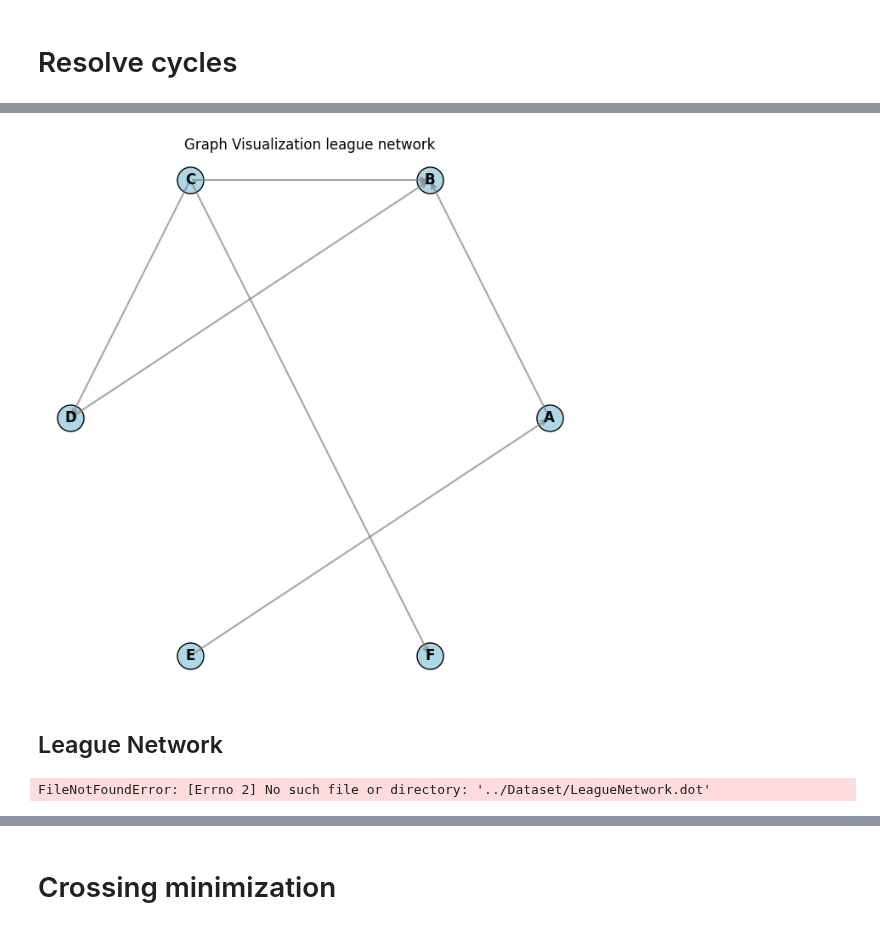
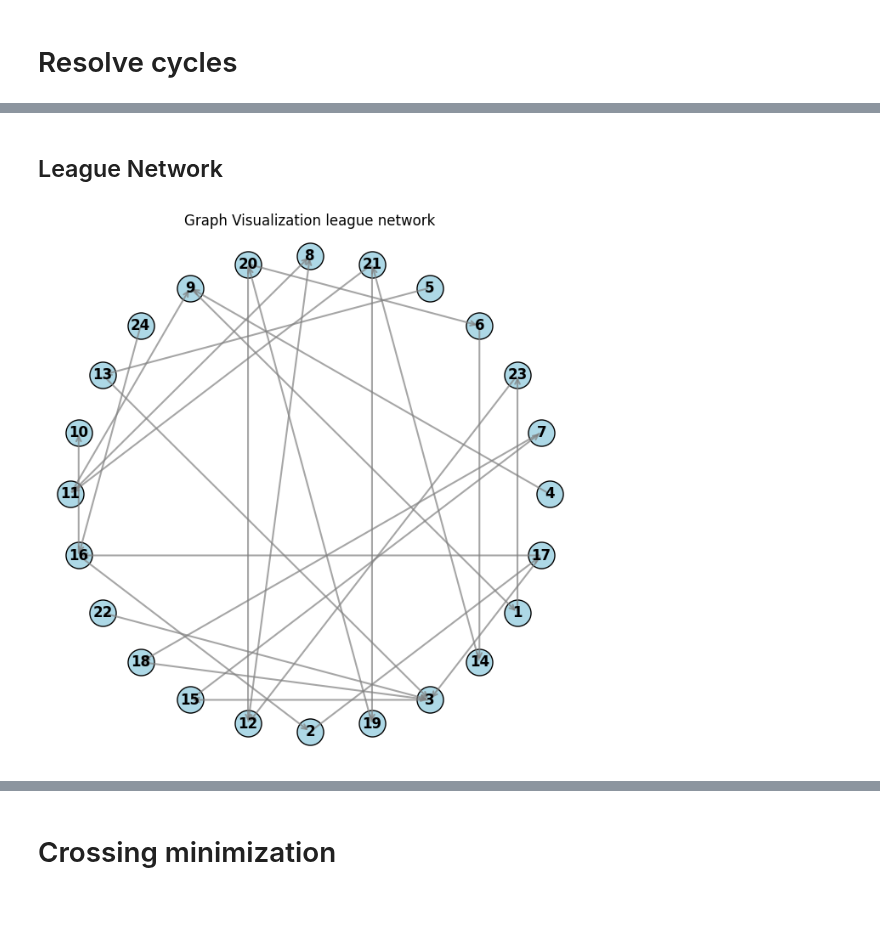
Before and after one commit to Prat2420/Data-Visualization-CurryPasta, a Jupyter notebook: Notebooks/step4_v1.ipynb, the cells around one changed output, grey strips where cells are left out. Drawn from its saved outputs; the diff is of its cells as text; code cells hidden in the pictures.

```diff
--- a/Notebooks/step4_v1.ipynb
+++ b/Notebooks/step4_v1.ipynb
@@ -166,12 +166,12 @@ random_visualize_graph(nodes, edges)
 # %% [markdown]
 # Using DFS
 # %%
-import matplotlib.pyplot as plt
+"""import matplotlib.pyplot as plt
 import pydot
 import numpy as np
 
 def parse_dot_file(file_path):
-    """Parse DOT file and extract nodes and edges."""
+     #Parse DOT file and extract nodes and edges.
     graph = pydot.graph_from_dot_file(file_path)[0]
     nodes = set()
     edges = []
@@ -186,7 +186,7 @@ def parse_dot_file(file_path):
     return list(nodes), edges
 
 def dfs(graph, start, visited, result):
-    """DFS traversal of the graph."""
+    #DFS traversal of the graph.
     visited.add(start)
     result.append(start)
 
@@ -196,7 +196,7 @@ def dfs(graph, start, visited, result):
             dfs(graph, neighbor, visited, result)
 
 def sin_visualize_graph(nodes, edges):
-    """Plot the directed graph using DFS order."""
+    #Plot the directed graph using DFS order.
     # Create an adjacency list for DFS traversal
     adj_list = {node: [] for node in nodes}
     for src, dst in edges:
@@ -222,10 +222,10 @@ def sin_visualize_graph(nodes, edges):
         ax.annotate("", xy=(x2, y2), xytext=(x1, y1),
                     arrowprops=dict(arrowstyle="->", color="gray", lw=1.5, alpha=0.7))
 
-    """# Label nodes
+    # Label nodes
     for node, (x, y) in node_positions.items():
         ax.text(x, y, node, fontsize=12, ha='center', va='center', fontweight='bold')
-    """
+
     # Hide axes
     ax.set_xticks([])
     ax.set_yticks([])
@@ -237,5 +237,5 @@ def sin_visualize_graph(nodes, edges):
 
 dot_file = data_name_7
 nodes, edges = parse_dot_file(dot_file)
-sin_visualize_graph(nodes, edges)
+sin_visualize_graph(nodes, edges)"""
 # %% [output]
@@ -352,13 +355,9 @@ final_edges = reversed_edges(A, A_reverse)
-# %%
-circular_visualize_graph(test_nodes, final_edges)
-# %% [output]
-[figure, removed]
 # %% [markdown]
 ## League Network
 # %%
-dot_file = data_name_7 # league network
+dot_file = data_name_9 # league network
 nodes, edges = parse_dot_file(dot_file)
 circular_visualize_graph(nodes, edges)
 # %% [output]
-FileNotFoundError: [Errno 2] No such file or directory: '../Dataset/LeagueNetwork.dot'
+[figure, added]
 # %%
```
Also changed, not shown: parts of 9 cells of this notebook.
